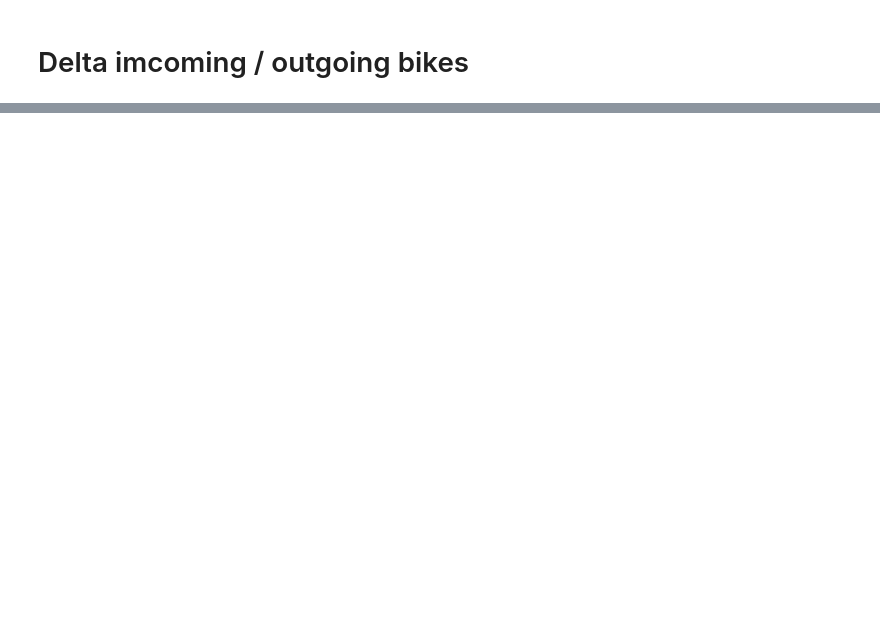
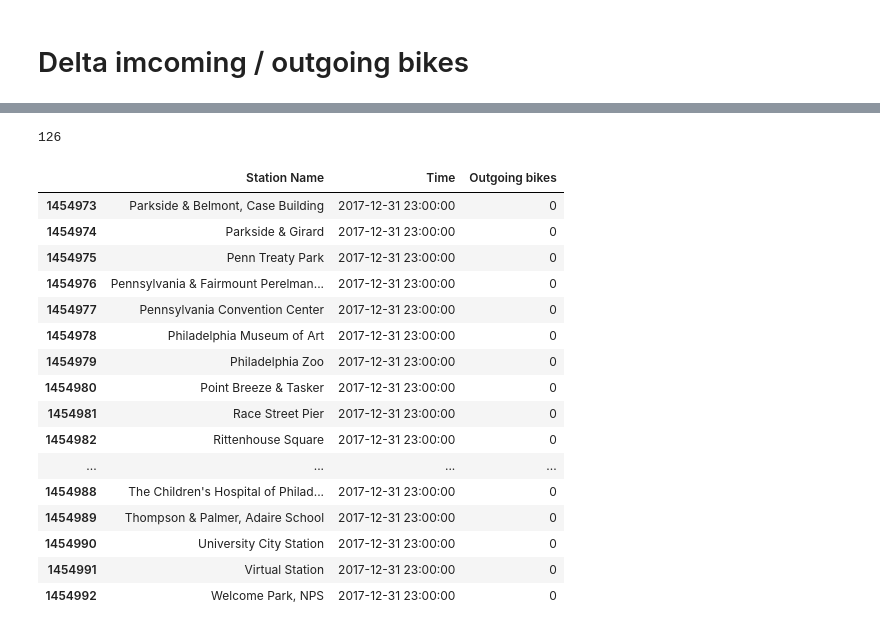
Before and after one commit to GoebelM94/dsml2021, a Jupyter notebook: notebooks/Delta Bike Rides New.ipynb, the cells around one changed output, grey strips where cells are left out. Drawn from its saved outputs; the diff is of its cells as text; code cells hidden in the pictures; blank space fills up the shorter version.

```diff
--- a/notebooks/Delta Bike Rides New.ipynb
+++ b/notebooks/Delta Bike Rides New.ipynb
@@ -176,0 +147,3 @@ df_bikes_delta_incoming.head(10)
+# %%
+df_bikes_delta_o_support = df_bikes_delta_outgoing_support[['start_station_name','start_time_rounded','start_time']].copy()
+df_bikes_o_delta = df_bikes_delta_o_support.rename(columns = {'start_station_name': 'Station Name', 'start_time_rounded': 'Time', 'start_time': 'Outgoing bikes'}, inplace = False)
@@ -176,0 +167,6 @@ df_bikes_delta_incoming.head(10)
+# %%
+for m in range(0, df_stations.size):
+    for n in range(0 , 8759):
+        df_bikes_o_delta_support_new = {'Station Name': df_stations[m], 'Time': beginning + timedelta(hours=n), 'Outgoing bikes': 0}
+        df_bikes_o_delta = df_bikes_o_delta.append(df_bikes_o_delta_support_new, ignore_index=True)
+    print(df_stations[m])
@@ -176,0 +205,30 @@ df_bikes_delta_incoming.head(10)
+# %%
+df_bikes_i_delta = df_bikes_o_delta
+# %%
+df_stations.size
+# %% [output]
+126
+# %%
+for m in range(0, df_stations.size):
+        df_bikes_i_delta_support_new = {'Station Name': df_stations[m], 'Time': beginning + timedelta(hours=8759), 'Outgoing bikes': 0}
+        df_bikes_i_delta = df_bikes_i_delta.append(df_bikes_i_delta_support_new, ignore_index=True)
+# %%
+df_bikes_i_delta.tail(20)
+# %% [output]
+|  | Station Name | Time | Outgoing bikes |
+| 1454973 | Parkside & Belmont, Case Building | 2017-12-31 23:00:00 | 0 |
+| 1454974 | Parkside & Girard | 2017-12-31 23:00:00 | 0 |
+| 1454975 | Penn Treaty Park | 2017-12-31 23:00:00 | 0 |
+| 1454976 | Pennsylvania & Fairmount Perelman... | 2017-12-31 23:00:00 | 0 |
+| 1454977 | Pennsylvania Convention Center | 2017-12-31 23:00:00 | 0 |
+| 1454978 | Philadelphia Museum of Art | 2017-12-31 23:00:00 | 0 |
+| 1454979 | Philadelphia Zoo | 2017-12-31 23:00:00 | 0 |
+| 1454980 | Point Breeze & Tasker | 2017-12-31 23:00:00 | 0 |
+| 1454981 | Race Street Pier | 2017-12-31 23:00:00 | 0 |
+| 1454982 | Rittenhouse Square | 2017-12-31 23:00:00 | 0 |
+| ... | ... | ... | ... |
+| 1454988 | The Children's Hospital of Philad... | 2017-12-31 23:00:00 | 0 |
+| 1454989 | Thompson & Palmer, Adaire School | 2017-12-31 23:00:00 | 0 |
+| 1454990 | University City Station | 2017-12-31 23:00:00 | 0 |
+| 1454991 | Virtual Station | 2017-12-31 23:00:00 | 0 |
+| 1454992 | Welcome Park, NPS | 2017-12-31 23:00:00 | 0 |
```
Also changed, not shown: parts of 45 cells of this notebook.
